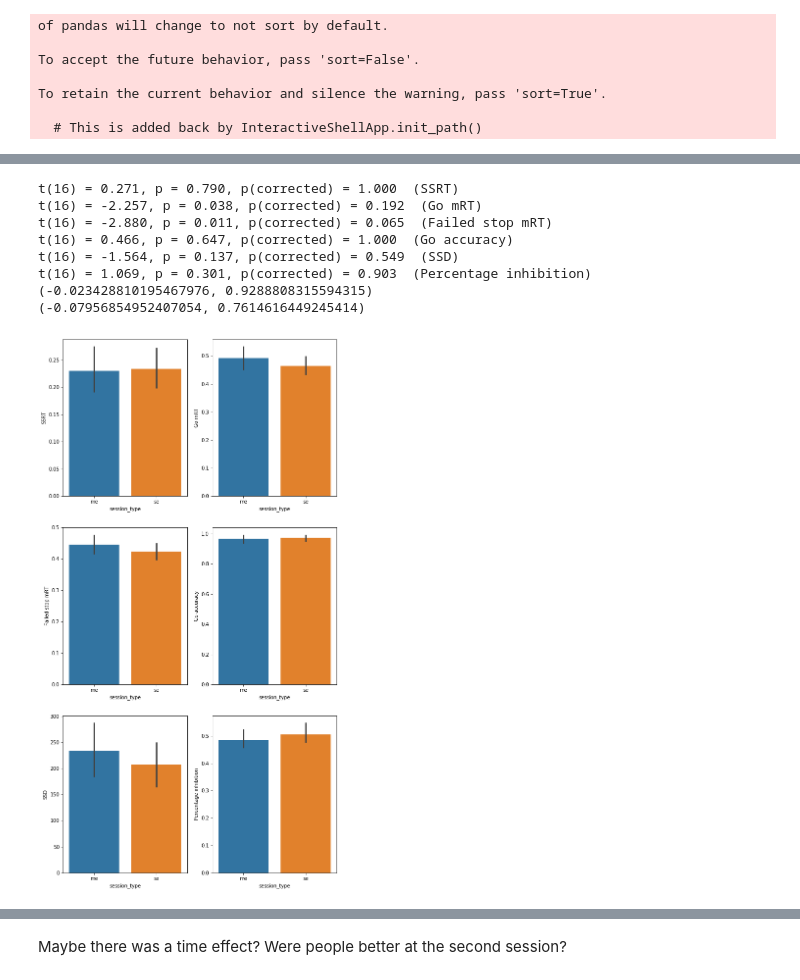
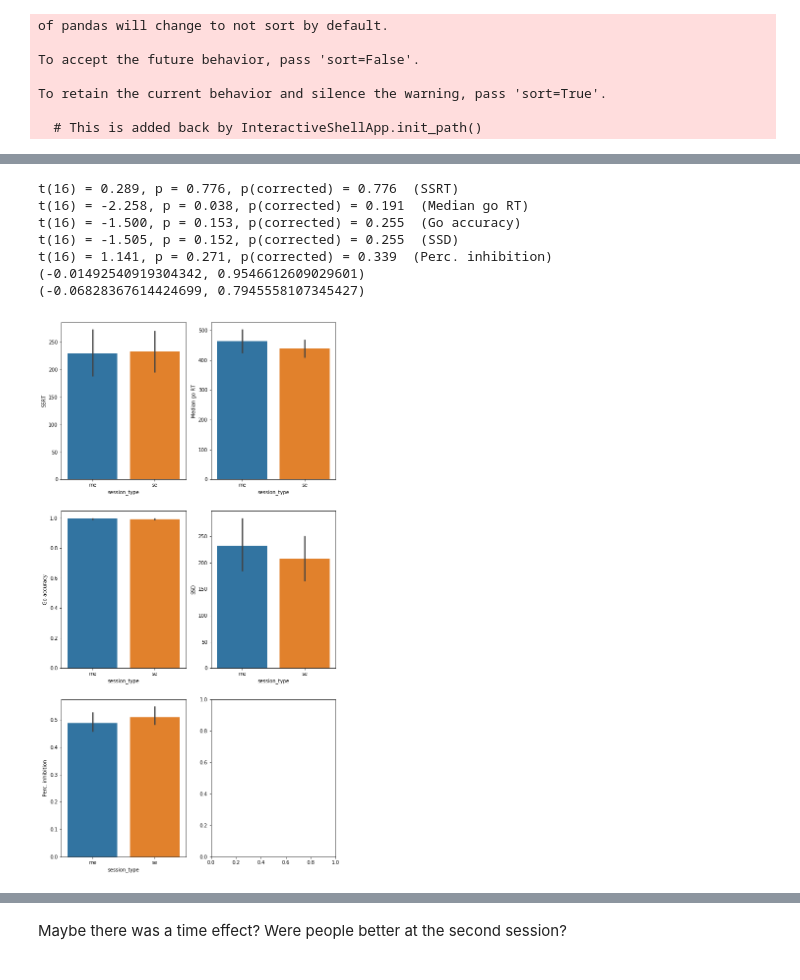
Before and after one commit to StevenM1/fMRI_protocol_comparison_se_me, a Jupyter notebook: pipeline_1c_behavior_raw2bids.ipynb, the cells around one changed output, grey strips where cells are left out. Drawn from its saved outputs; the diff is of its cells as text; code cells hidden in the pictures.

```diff
--- a/pipeline_1c_behavior_raw2bids.ipynb
+++ b/pipeline_1c_behavior_raw2bids.ipynb
@@ -249,7 +298,7 @@ out_dir = './data/deriv/fmriprep/'
 for fn, ses in behav_data_dict.items():
     print(fn)
     get_behavioral_descriptives(fn = fn, plot_save_fn=fn.replace('.log', '_behav.png'),
-                                save=True, out_dir=out_dir, log=None, return_long=False, return_wide=True,
+                                save=False, out_dir=out_dir, log=None, return_long=False, return_wide=True,
                                 session_type=ses)
 # %% [output]
 35
@@ -327,5 +383,21 @@ regex = re.compile('.*S(?P<sub>\d+)s(?P<ses>\d+)*')
 dat['session_n'] = dat['Subject'].apply(lambda x: regex.match(x)['ses'])
 dat['subject'] = dat['Subject'].apply(lambda x: regex.match(x)['sub'])
 
-# remove RTs > 2s
-dat = dat.loc[(dat['rt'] < 2) | (pd.isnull(dat['rt']))]
+# remove run 3 of subject 17 (both sessions)
+dat = dat.loc[~((dat['subject'] == '17') & (dat['run']==3))]
+
+# remove subject 12
+dat = dat.loc[dat.subject != '12']
+dat.subject = pd.to_numeric(dat.subject)
+
+# remove RTs > 1s of go trials and RTs < .15s
+exclude_for_RT_idx = (((np.in1d(dat['trial_type'], ['go', 'failed_stop'])) & (dat['rt'] > 1)) |
+                      ((np.in1d(dat['trial_type'], ['go', 'failed_stop'])) & (dat['rt'] < .15)) |
+                      ((np.in1d(dat['trial_type'], ['go', 'failed_stop'])) & (pd.isnull(dat['rt']))))
+print('Excluding {:.3f}% of go trials based on RT'.format(exclude_for_RT_idx.sum()/dat.shape[0]))
+
+# How many errors?
+error_trial = (np.in1d(dat['trial_type'], ['go', 'failed_stop']) & (dat['correct_response']==False))
+print('{:.3f}% of trials were errors'.format(error_trial.sum()/dat.shape[0]))
+
+dat = dat.loc[~exclude_for_RT_idx]
@@ -382,0 +463,6 @@ aggregated = aggregated.loc[aggregated['subject'] != '12']
+# %%
+aggregated = dat.groupby(['subject', 'session_type']).apply(get_descriptives).reset_index()
+
+# drop 12 for stats
+aggregated = aggregated.loc[aggregated['subject'] != '12']
+aggregated
@@ -383,37 +501,36 @@ aggregated = aggregated.loc[aggregated['subject'] != '12']
 # %%
 import seaborn as sns
 from scipy import stats
 import statsmodels as sm
 from statsmodels.sandbox.stats import multicomp
 f, ax = plt.subplots(3,2)
 
-test_names = ['SSRT', 'Go mRT', 'Failed stop mRT', 'Go accuracy', 'SSD', 'Percentage inhibition']
+test_names = ['SSRT', 'Median go RT', 'Median failed stop RT', 'Go accuracy', 'SSD', 'Perc. inhibition']
 all_tests = []
 for i, colname in enumerate(test_names):
     sns.barplot(x='session_type', y=colname, data=aggregated, ax=ax[int(np.floor(i/2)), int(i%2)])
     all_tests.append(stats.ttest_rel(aggregated.loc[aggregated.session_type=='se', colname],
                                      aggregated.loc[aggregated.session_type=='me', colname], nan_policy='omit'))
 f.set_size_inches(10, 20)
 
+
+
 # multiple comparison corrections
-p_vals = multicomp.multipletests([x[1] for x in all_tests], method='h')[1]
+p_vals = multicomp.multipletests([x[1] for x in all_tests], method='fdr_bh')[1]
 [print('t(16) = %.3f, p = %.3f, p(corrected) = %.3f  (%s)' %(x[0], x[1], y, name)) for name, x,y in zip(test_names, all_tests, p_vals)]
 
 # correlation between median go RTs and SSRTs?
 print(stats.pearsonr(aggregated.loc[aggregated.session_type=='se', 'Median go RT'],
                      aggregated.loc[aggregated.session_type=='se', 'SSRT']))
 
 print(stats.pearsonr(aggregated.loc[aggregated.session_type=='me', 'Median go RT'],
                      aggregated.loc[aggregated.session_type=='me', 'SSRT']))
-
-# far from it
 # %% [output]
-t(16) = 0.271, p = 0.790, p(corrected) = 1.000  (SSRT)
-t(16) = -2.257, p = 0.038, p(corrected) = 0.192  (Go mRT)
-t(16) = -2.880, p = 0.011, p(corrected) = 0.065  (Failed stop mRT)
-t(16) = 0.466, p = 0.647, p(corrected) = 1.000  (Go accuracy)
-t(16) = -1.564, p = 0.137, p(corrected) = 0.549  (SSD)
-t(16) = 1.069, p = 0.301, p(corrected) = 0.903  (Percentage inhibition)
-(-0.023428810195467976, 0.9288808315594315)
-(-0.07956854952407054, 0.7614616449245414)
+t(16) = 0.289, p = 0.776, p(corrected) = 0.776  (SSRT)
+t(16) = -2.258, p = 0.038, p(corrected) = 0.191  (Median go RT)
+t(16) = -1.500, p = 0.153, p(corrected) = 0.255  (Go accuracy)
+t(16) = -1.505, p = 0.152, p(corrected) = 0.255  (SSD)
+t(16) = 1.141, p = 0.271, p(corrected) = 0.339  (Perc. inhibition)
+(-0.01492540919304342, 0.9546612609029601)
+(-0.06828367614424699, 0.7945558107345427)
-[figure, old version]
+[figure, new version]
```
Also changed, not shown: parts of 26 cells of this notebook, 9 other files.
